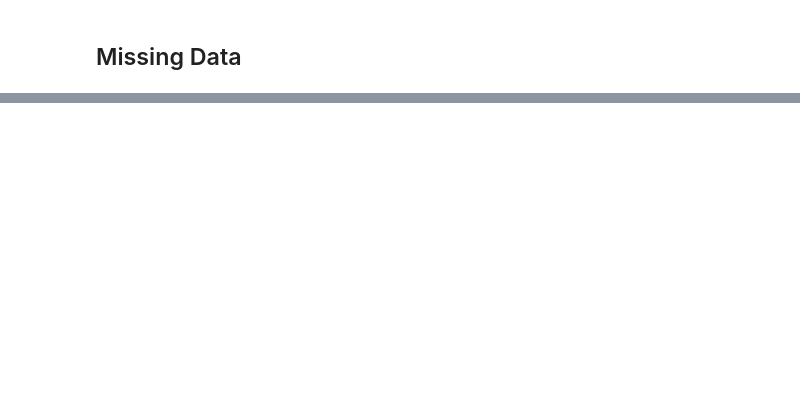
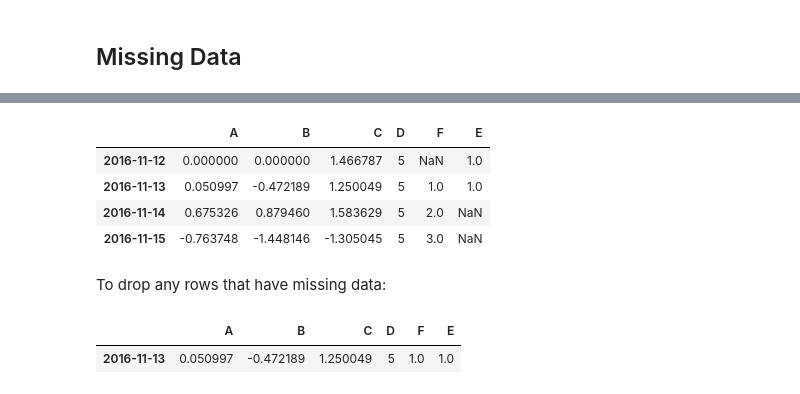
Before and after one commit to bgroveben/coursera_python_fundamentals, a Jupyter notebook: from_the_docs/ten_minutes_to_pandas.ipynb, the cells around one changed output, grey strips where cells are left out. Saved outputs shown, nothing was run; the diff lists cells and outputs as text; code cells hidden in the pictures; blank space fills up the shorter version.

Commit message:
10 Minutes -- Missing Values

```diff
--- a/from_the_docs/ten_minutes_to_pandas.ipynb
+++ b/from_the_docs/ten_minutes_to_pandas.ipynb
@@ -460,0 +480,3 @@ df2
+# %%
+df1 = df.reindex(index=dates[0:4], columns=list(df.columns) + ['E'])
+df1
@@ -460,0 +489,16 @@ df2
+# %%
+df1.loc[dates[0]:dates[1],'E'] = 1
+df1
+# %% [output]
+|  | A | B | C | D | F | E |
+| 2016-11-12 | 0.000000 | 0.000000 | 1.466787 | 5 | NaN | 1.0 |
+| 2016-11-13 | 0.050997 | -0.472189 | 1.250049 | 5 | 1.0 | 1.0 |
+| 2016-11-14 | 0.675326 | 0.879460 | 1.583629 | 5 | 2.0 | NaN |
+| 2016-11-15 | -0.763748 | -1.448146 | -1.305045 | 5 | 3.0 | NaN |
+# %% [markdown]
+To drop any rows that have missing data:
+# %%
+df1.dropna(how='any')
+# %% [output]
+|  | A | B | C | D | F | E |
+| 2016-11-13 | 0.050997 | -0.472189 | 1.250049 | 5 | 1.0 | 1.0 |
```
Also changed, not shown: parts of 42 cells of this notebook, 1 other file.
